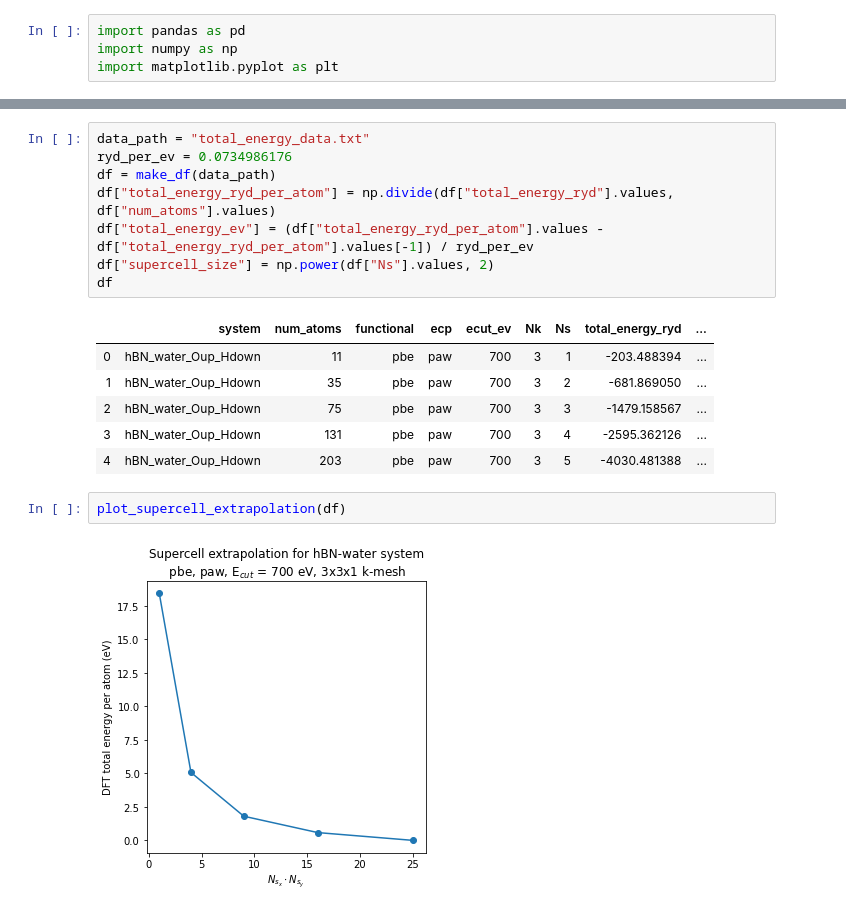
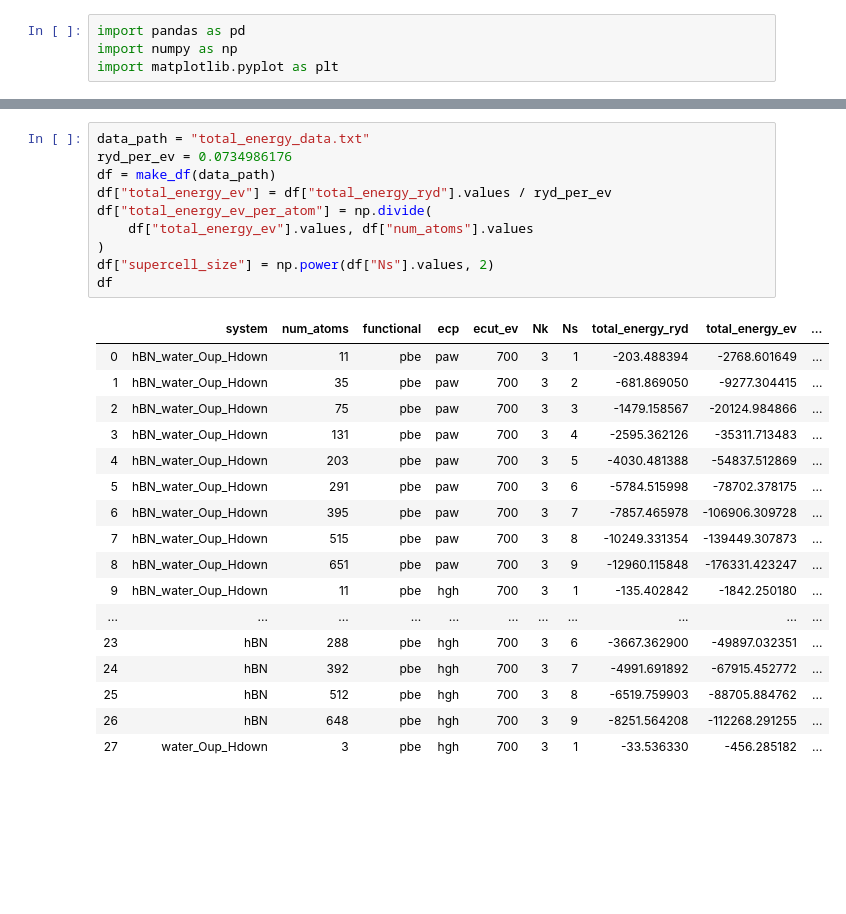
Before and after one commit to kkleiner1/hBN_water_interaction_from_dft, a Jupyter notebook: dft/extrapolations/supercell_extrapolation_analysis/plot_supercell_extrapolation.ipynb, the cells around one changed output, grey strips where cells are left out. Saved outputs shown, nothing was run; the diff lists cells and outputs as text; blank space fills up the shorter version.

Commit message:
Updated supercell_extrapolation_analysis/ to include interaction energy data

```diff
--- a/dft/extrapolations/supercell_extrapolation_analysis/plot_supercell_extrapolation.ipynb
+++ b/dft/extrapolations/supercell_extrapolation_analysis/plot_supercell_extrapolation.ipynb
@@ -52,19 +80,28 @@ def plot_supercell_extrapolation(df):
 # %%
 data_path = "total_energy_data.txt"
 ryd_per_ev = 0.0734986176
 df = make_df(data_path)
-df["total_energy_ryd_per_atom"] = np.divide(df["total_energy_ryd"].values, df["num_atoms"].values)
-df["total_energy_ev"] = (df["total_energy_ryd_per_atom"].values - df["total_energy_ryd_per_atom"].values[-1]) / ryd_per_ev
+df["total_energy_ev"] = df["total_energy_ryd"].values / ryd_per_ev
+df["total_energy_ev_per_atom"] = np.divide(
+    df["total_energy_ev"].values, df["num_atoms"].values
+)
 df["supercell_size"] = np.power(df["Ns"].values, 2)
 df
 # %% [output]
-|  | system | num_atoms | functional | ecp | ecut_ev | Nk | Ns | total_energy_ryd | ... |
-| 0 | hBN_water_Oup_Hdown | 11 | pbe | paw | 700 | 3 | 1 | -203.488394 | ... |
-| 1 | hBN_water_Oup_Hdown | 35 | pbe | paw | 700 | 3 | 2 | -681.869050 | ... |
-| 2 | hBN_water_Oup_Hdown | 75 | pbe | paw | 700 | 3 | 3 | -1479.158567 | ... |
-| 3 | hBN_water_Oup_Hdown | 131 | pbe | paw | 700 | 3 | 4 | -2595.362126 | ... |
-| 4 | hBN_water_Oup_Hdown | 203 | pbe | paw | 700 | 3 | 5 | -4030.481388 | ... |
+|  | system | num_atoms | functional | ecp | ecut_ev | Nk | Ns | total_energy_ryd | total_energy_ev | ... |
+| 0 | hBN_water_Oup_Hdown | 11 | pbe | paw | 700 | 3 | 1 | -203.488394 | -2768.601649 | ... |
+| 1 | hBN_water_Oup_Hdown | 35 | pbe | paw | 700 | 3 | 2 | -681.869050 | -9277.304415 | ... |
+| 2 | hBN_water_Oup_Hdown | 75 | pbe | paw | 700 | 3 | 3 | -1479.158567 | -20124.984866 | ... |
+| 3 | hBN_water_Oup_Hdown | 131 | pbe | paw | 700 | 3 | 4 | -2595.362126 | -35311.713483 | ... |
+| 4 | hBN_water_Oup_Hdown | 203 | pbe | paw | 700 | 3 | 5 | -4030.481388 | -54837.512869 | ... |
+| 5 | hBN_water_Oup_Hdown | 291 | pbe | paw | 700 | 3 | 6 | -5784.515998 | -78702.378175 | ... |
+| 6 | hBN_water_Oup_Hdown | 395 | pbe | paw | 700 | 3 | 7 | -7857.465978 | -106906.309728 | ... |
+| 7 | hBN_water_Oup_Hdown | 515 | pbe | paw | 700 | 3 | 8 | -10249.331354 | -139449.307873 | ... |
+| 8 | hBN_water_Oup_Hdown | 651 | pbe | paw | 700 | 3 | 9 | -12960.115848 | -176331.423247 | ... |
+| 9 | hBN_water_Oup_Hdown | 11 | pbe | hgh | 700 | 3 | 1 | -135.402842 | -1842.250180 | ... |
+| ... | ... | ... | ... | ... | ... | ... | ... | ... | ... | ... |
+| 23 | hBN | 288 | pbe | hgh | 700 | 3 | 6 | -3667.362900 | -49897.032351 | ... |
+| 24 | hBN | 392 | pbe | hgh | 700 | 3 | 7 | -4991.691892 | -67915.452772 | ... |
+| 25 | hBN | 512 | pbe | hgh | 700 | 3 | 8 | -6519.759903 | -88705.884762 | ... |
+| 26 | hBN | 648 | pbe | hgh | 700 | 3 | 9 | -8251.564208 | -112268.291255 | ... |
+| 27 | water_Oup_Hdown | 3 | pbe | hgh | 700 | 3 | 1 | -33.536330 | -456.285182 | ... |
-# %%
-plot_supercell_extrapolation(df)
-# %% [output]
-[figure, removed]
```
Also changed, not shown: parts of 2 cells of this notebook, 1 other file.
